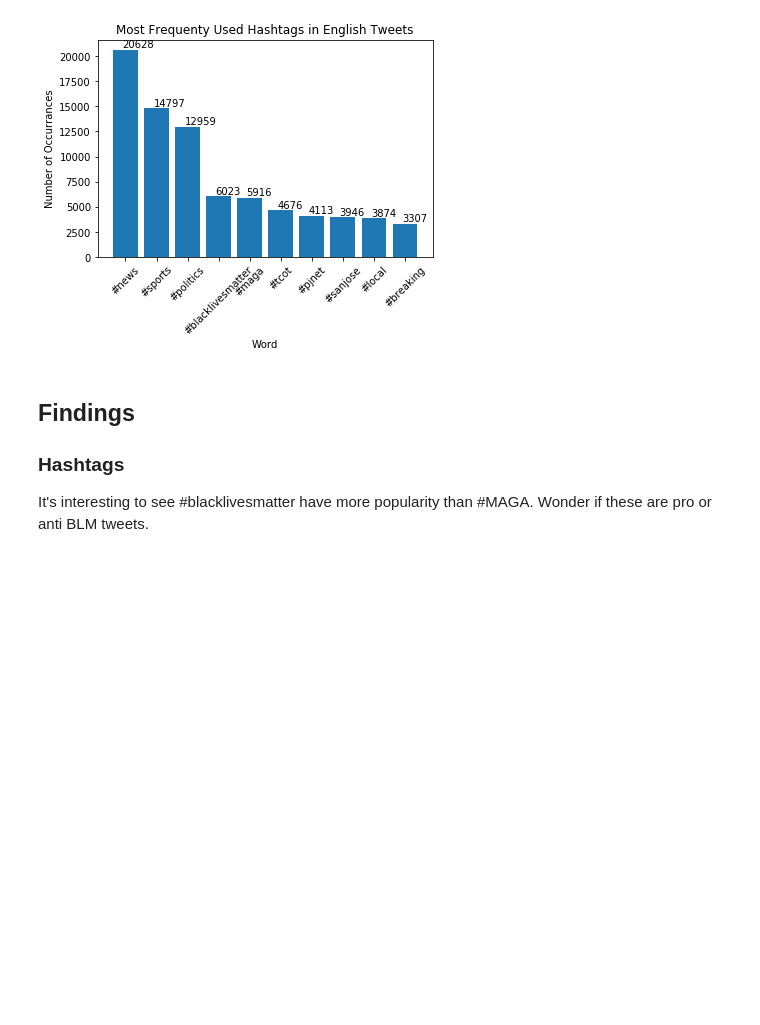
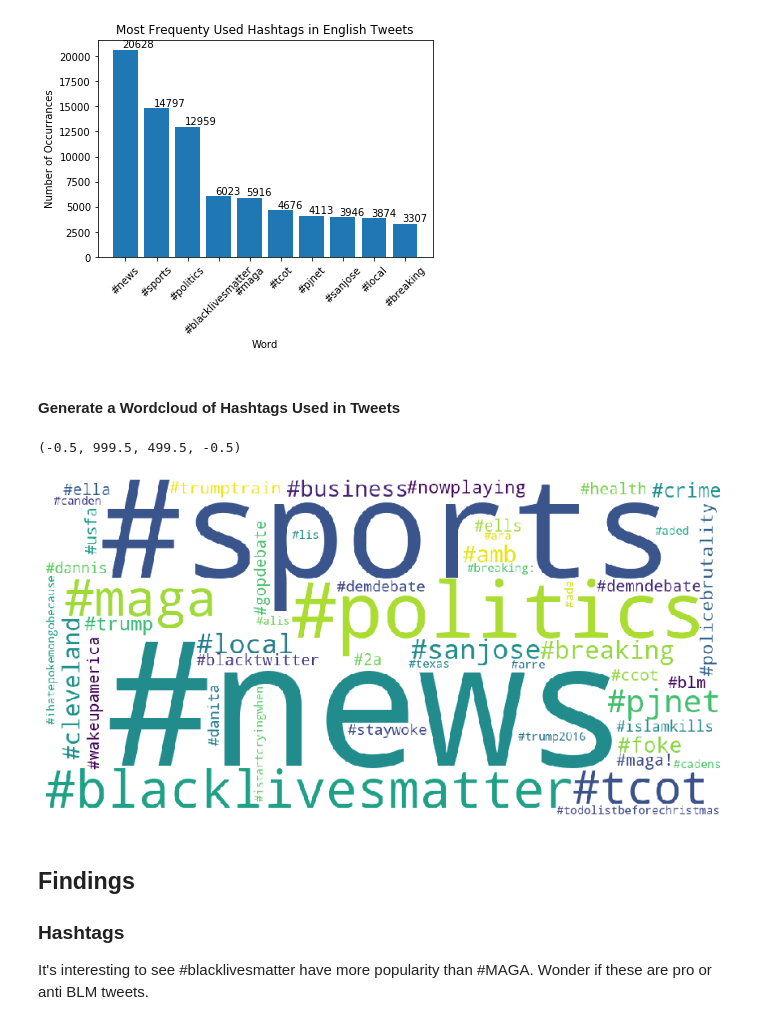
Before and after one commit to AGnias47/russian-troll-tweets, a Jupyter notebook: RussianTrollTweetsAnalysis.ipynb, the cells around one changed output. Cells and saved outputs as stored; diff of their text form; code cells hidden in the pictures; blank space fills up the shorter version.

```diff
--- a/RussianTrollTweetsAnalysis.ipynb
+++ b/RussianTrollTweetsAnalysis.ipynb
@@ -192,17 +204,28 @@ Capitalization filtered
 hashtags = list(filter(lambda x: x[0] == "#", words))
 hashtag_count = Counter(hashtags)
 most_common_hashtags = hashtag_count.most_common(10)
-hashtag, hashtag_count = zip(*most_common_hashtags)
+hashtag, hashtag_count_int = zip(*most_common_hashtags)
 figure, axes = plt.subplots()
-axes.bar(hashtag, hashtag_count)
+axes.bar(hashtag, hashtag_count_int)
 plt.xticks(rotation=45)
 plt.title("Most Frequenty Used Hashtags in English Tweets")
 plt.xlabel("Word")
 plt.ylabel("Number of Occurrances")
-for i, v in enumerate(hashtag_count):  # Used to plot values; centering imperfect
-    plt.text(i - 0.1, v + (max(hashtag_count) * 0.01), str(v))
+for i, v in enumerate(hashtag_count_int):  # Used to plot values; centering imperfect
+    plt.text(i - 0.1, v + (max(hashtag_count_int) * 0.01), str(v))
 # %% [output]
 [figure]
+# %% [markdown]
+#### Generate a Wordcloud of Hashtags Used in Tweets
+# %%
+hashcloud = wordcloud.WordCloud(width = 1000, height = 500, max_words=50, background_color="white").\
+generate_from_frequencies(hashtag_count)
+plt.figure(figsize=(15,8))
+plt.imshow(hashcloud)
+plt.axis("off")
+# %% [output]
+(-0.5, 999.5, 499.5, -0.5)
+[figure, added]
 # %% [markdown]
 ## Findings
 ### Hashtags
```
Also changed, not shown: parts of 3 cells of this notebook, 3 other files.
